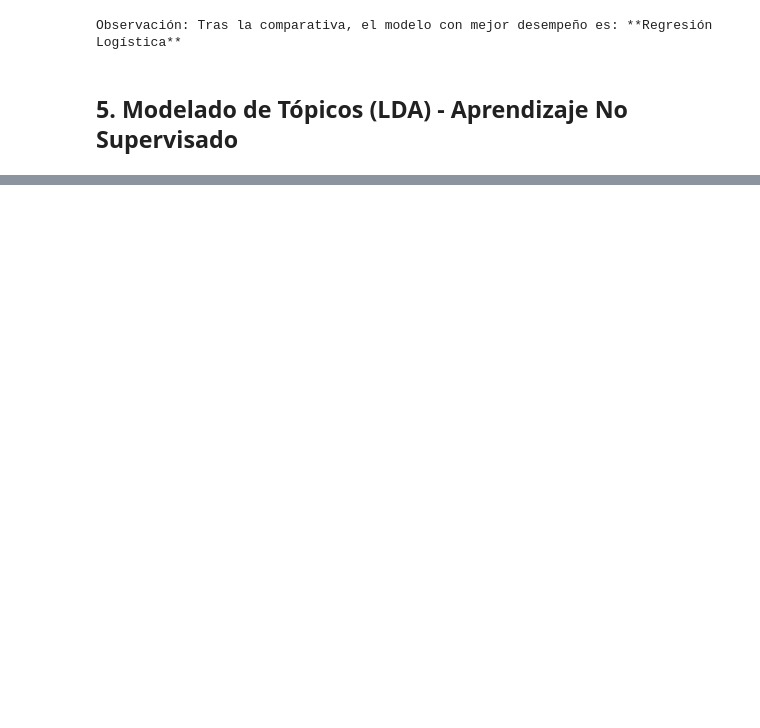
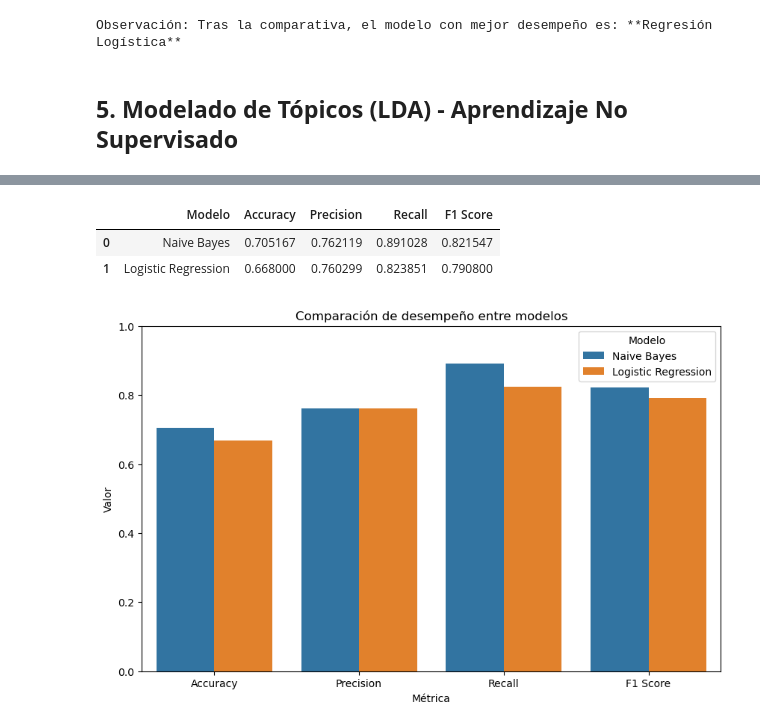
Before and after one commit to alealvaradoj131020/TextAnalytics_Proyecto, a Jupyter notebook: ProyectoTextAnalytics.ipynb, the cells around one changed output, grey strips where cells are left out. Drawn from its saved outputs; the diff is of its cells as text; code cells hidden in the pictures; blank space fills up the shorter version.

```diff
--- a/ProyectoTextAnalytics.ipynb
+++ b/ProyectoTextAnalytics.ipynb
@@ -355,0 +485,38 @@ Passing `palette` without assigning `hue` is deprecated and will be removed in v
+# %%
+from sklearn.metrics import precision_score, recall_score, f1_score
+
+resumen_modelos = pd.DataFrame({
+    'Modelo': ['Naive Bayes', 'Logistic Regression'],
+    'Accuracy': [
+        accuracy_score(y_test, pred_nb),
+        accuracy_score(y_test, pred_lr)
+    ],
+    'Precision': [
+        precision_score(y_test, pred_nb),
+        precision_score(y_test, pred_lr)
+    ],
+    'Recall': [
+        recall_score(y_test, pred_nb),
+        recall_score(y_test, pred_lr)
+    ],
+    'F1 Score': [
+        f1_score(y_test, pred_nb),
+        f1_score(y_test, pred_lr)
+    ]
+})
+
+resumen_modelos
+# %% [output]
+|  | Modelo | Accuracy | Precision | Recall | F1 Score |
+| 0 | Naive Bayes | 0.705167 | 0.762119 | 0.891028 | 0.821547 |
+| 1 | Logistic Regression | 0.668000 | 0.760299 | 0.823851 | 0.790800 |
+# %%
+df_plot = resumen_modelos.melt(id_vars='Modelo', var_name='Métrica', value_name='Valor')
+
+plt.figure(figsize=(10,6))
+sns.barplot(data=df_plot, x='Métrica', y='Valor', hue='Modelo')
+plt.ylim(0,1)
+plt.title('Comparación de desempeño entre modelos')
+plt.show()
+# %% [output]
+[figure, added]
```
Also changed, not shown: parts of 12 cells of this notebook.
